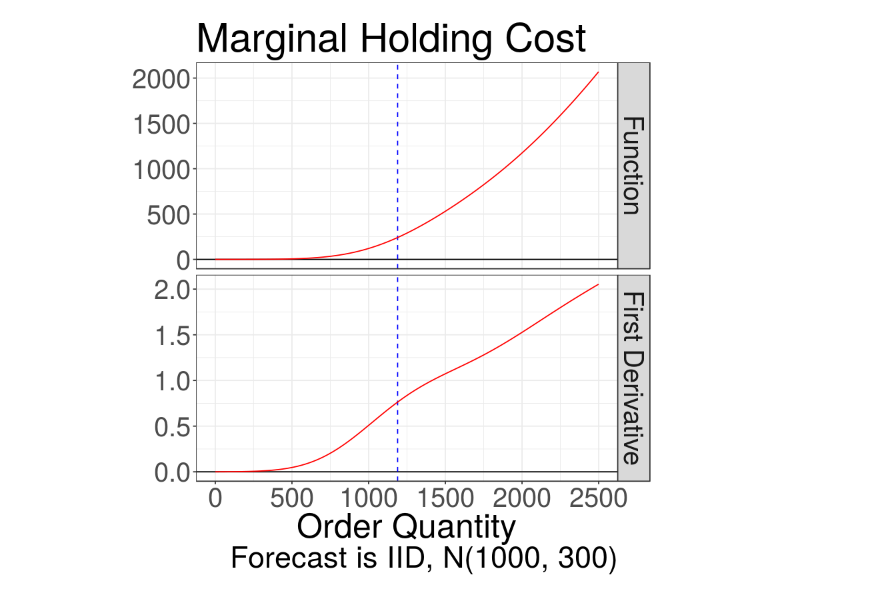
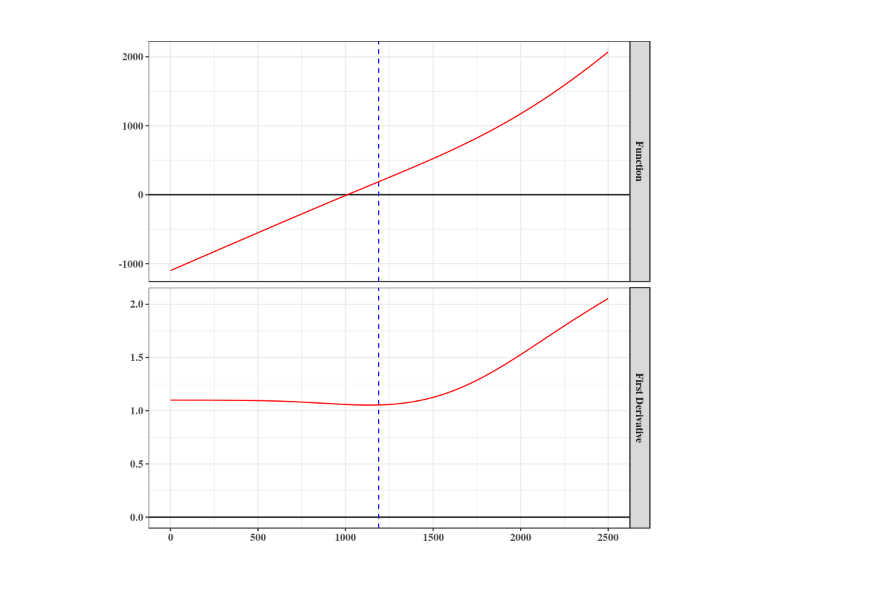
Before and after one commit to arbenton/balance, a Jupyter notebook: code/Untitled1.ipynb, the cells around one changed output. Drawn from its saved outputs; the diff is of its cells as text; code cells hidden in the pictures.

```diff
--- a/code/Untitled1.ipynb
+++ b/code/Untitled1.ipynb
@@ -6,10 +16,12 @@ library(readr)
 # %%
-values <- read_csv("scenario_1.csv") %>%
+values <- read_csv("scenario_2.csv") %>%
     filter(q < 2500) %>%
     mutate(ddf = c(0, diff(df))) %>%
     mutate(ns = q - f/df) %>%
     mutate(cr = abs(ddf/df)) %>%
     mutate(dr = abs(ns - 1188.84))
+
+head(values)
 # %% [output]
 Parsed with column specification:
 cols(
@@ -24,24 +46,24 @@ cols(
 # %%
 plot_data <- values %>%
-    select(q, Function=h, `First Derivative`=dh) %>%
+    select(q, Function=f, `First Derivative`=df) %>%
     gather(key, value, -q) %>%
     mutate(key=factor(key, levels=c("Function", "First Derivative")))
 
 ggplot(plot_data, aes(x=q, y=value)) +
     geom_hline(yintercept=0) +
     geom_vline(xintercept=1188.844074, color="blue", linetype="dashed") +
     geom_line(color="red") +
     theme_bw() +
-    labs(title = "Marginal Holding Cost",
-         caption = "Forecast is IID, N(1000, 300)",
-         x = "Order Quantity",
+    labs(title = "",
+         caption = "",
+         x = "",
          y = ""
         ) +
-    facet_grid(key~., scales="free_y") +
-    theme(text = element_text(size=30))
+    theme(text=element_text(family="Times", face="bold", size=12)) +
+    facet_grid(key~., scales="free_y")
 
-ggsave("holding_function_slides.png", height=9, width=16, units="in")
+ggsave("root_function_report.pdf", height=4, width=6, units="in")
 # %% [output]
-[figure, old version]
+[figure, new version]
 # %%
 plot_data <- values %>%
```
Also changed, not shown: parts of 5 cells of this notebook, 26 other files.
